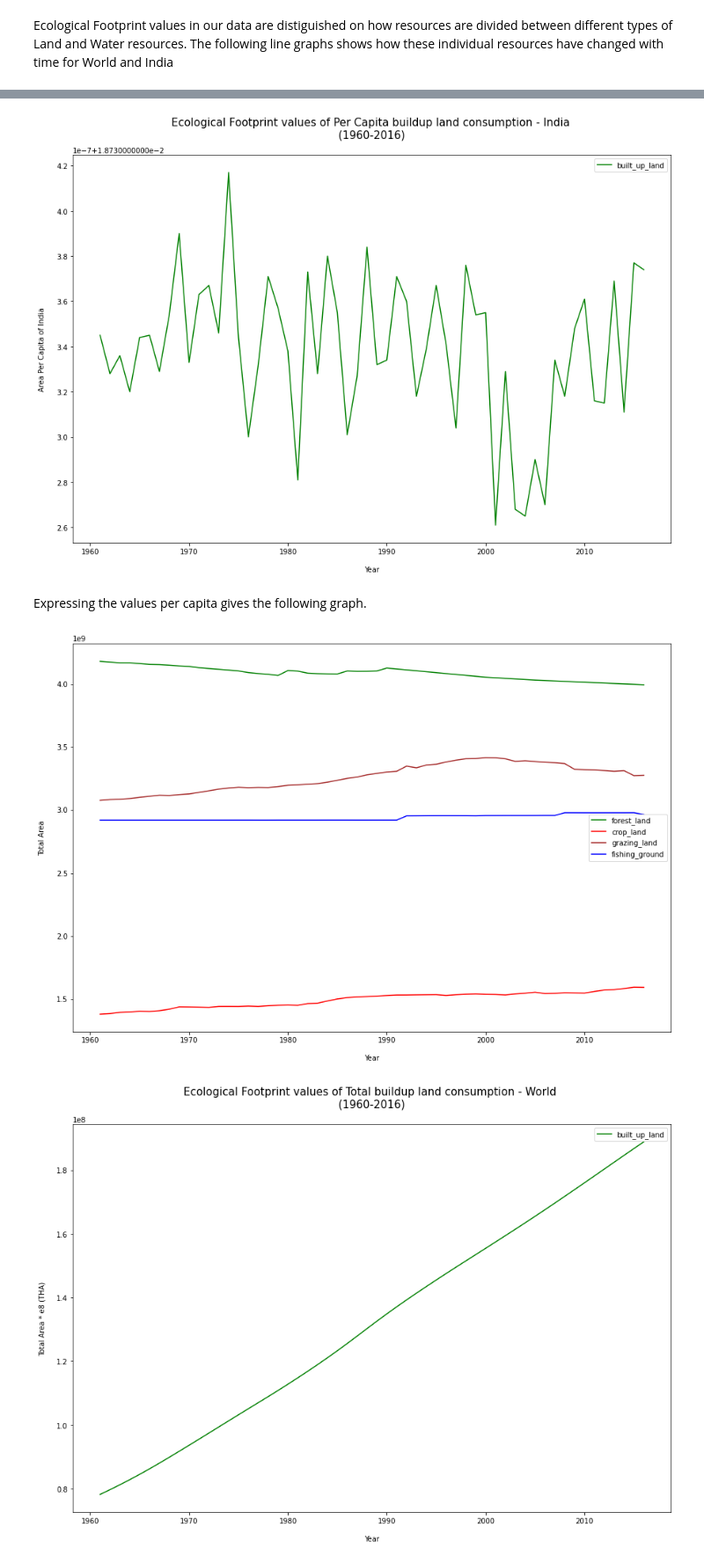
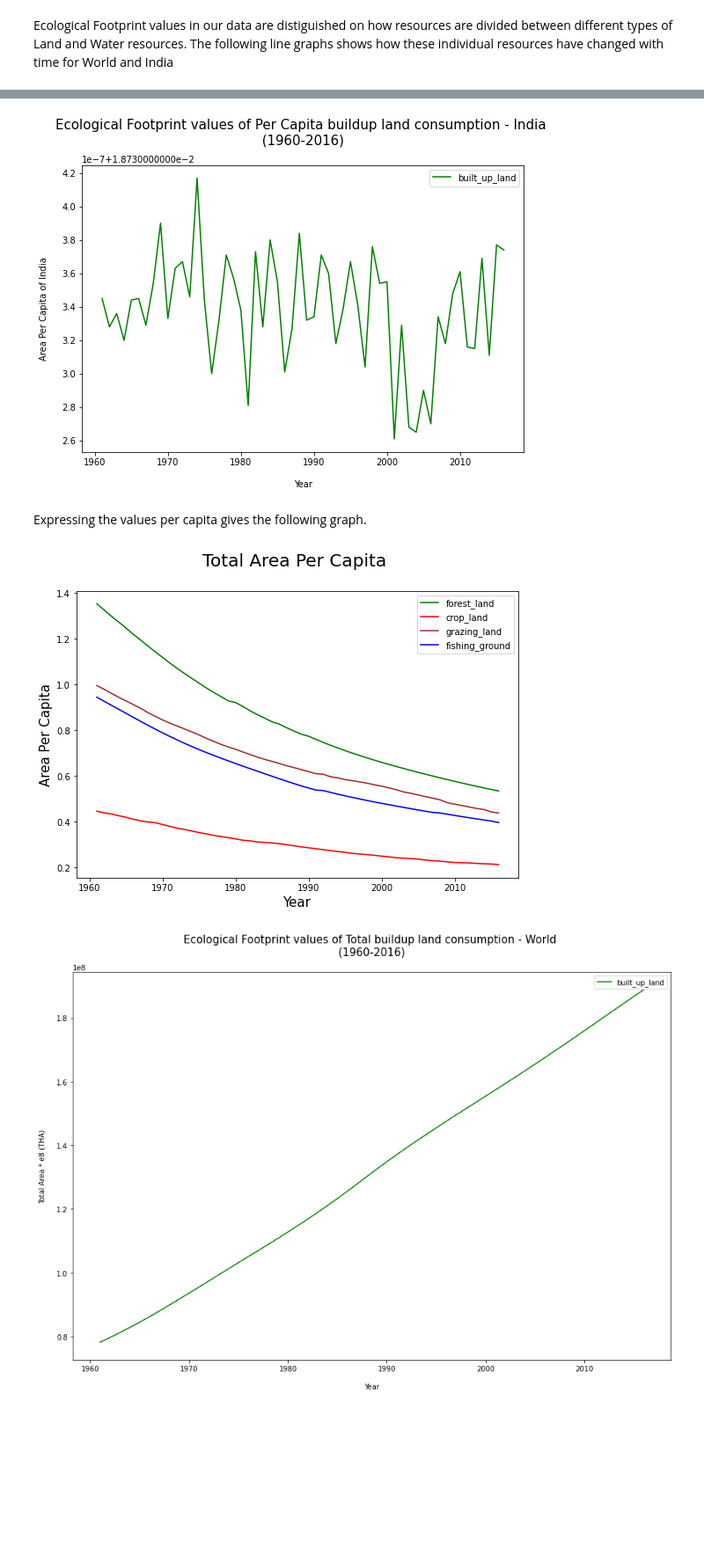
Before and after one commit to ganeshXb/Carbon-Emissions-Ecological-Footprint-Research, a Jupyter notebook: Notebooks/Ecological-Footprint-Biocapacity-EDA.ipynb, the cells around one changed output, grey strips where cells are left out. Shown at 88% size. Saved outputs shown, nothing was run; the diff lists cells and outputs as text; code cells hidden in the pictures; blank space fills up the shorter version.

```diff
--- a/Notebooks/Ecological-Footprint-Biocapacity-EDA.ipynb
+++ b/Notebooks/Ecological-Footprint-Biocapacity-EDA.ipynb
@@ -509,29 +511,32 @@ plt.show()
 ax = plt.gca()
 #observe total built up area of India
 IndiaDataAreaPerCapita = df.loc[(df['country'] == "India") & (df['record'] == "AreaPerCap") ,['year','crop_land','grazing_land','forest_land','fishing_ground','built_up_land']]
-IndiaDataAreaPerCapita.plot(kind='line',x='year',y='built_up_land', color='green', figsize=(15, 10), ax=ax)
+IndiaDataAreaPerCapita.plot(kind='line',x='year',y='built_up_land', color='green', figsize=(9, 6), ax=ax)
 plt.xlabel("Year", labelpad=15)
 plt.ylabel("Area Per Capita of India", labelpad=15)
 plt.title("Ecological Footprint values of Per Capita buildup land consumption - India \n (1960-2016) \n ", fontsize = 15)
 plt.show()
 # %% [output]
-[figure, old version]
+[figure, new version]
 # %% [markdown]
 Expressing the values per capita gives the following graph.
 # %%
-#observe per capita values of world
+
+
+#observe ecological footprint values of world
 ax = plt.gca()
-worldDataAreaLand = df.loc[(df['country'] == "World") & (df['record'] == "AreaTotHA") ,['year','crop_land','grazing_land','forest_land','fishing_ground','built_up_land']]
-worldDataAreaLand.plot(kind='line',x='year',y='forest_land', color='green', figsize=(12,9), ax=ax)
-worldDataAreaLand.plot(kind='line',x='year',y='crop_land', color='red', figsize=(15, 10), ax=ax)
-worldDataAreaLand.plot(kind='line',x='year',y='grazing_land', color='brown', figsize=(15, 10), ax=ax)
-worldDataAreaLand.plot(kind='line',x='year',y='fishing_ground', color='blue', figsize=(15, 10), ax=ax)
+worldDataAreaPerCapita = df.loc[(df['country'] == "World") & (df['record'] == "AreaPerCap") ,['year','crop_land','grazing_land','forest_land','fishing_ground','built_up_land']]
+worldDataAreaPerCapita.plot(kind='line',x='year',y='forest_land', color='green', figsize=(9,6), ax=ax)
+worldDataAreaPerCapita.plot(kind='line',x='year',y='crop_land', color='red', figsize=(9, 6), ax=ax)
+worldDataAreaPerCapita.plot(kind='line',x='year',y='grazing_land', color='brown', figsize=(9, 6), ax=ax)
+worldDataAreaPerCapita.plot(kind='line',x='year',y='fishing_ground', color='blue', figsize=(9, 6), ax=ax)
 
-plt.xlabel("Year", labelpad=15)
-plt.ylabel("Total Area", labelpad=15)
+plt.xlabel("Year", fontsize=15)
+plt.ylabel("Area Per Capita", fontsize=15)
+plt.title("Total Area Per Capita \n", fontsize = 20)
 plt.show()
 # %% [output]
-[figure, old version]
+[figure, new version]
 # %%
 ax = plt.gca()
 #Observe total per captia values of world
```
Also changed, not shown: parts of 11 cells of this notebook.
